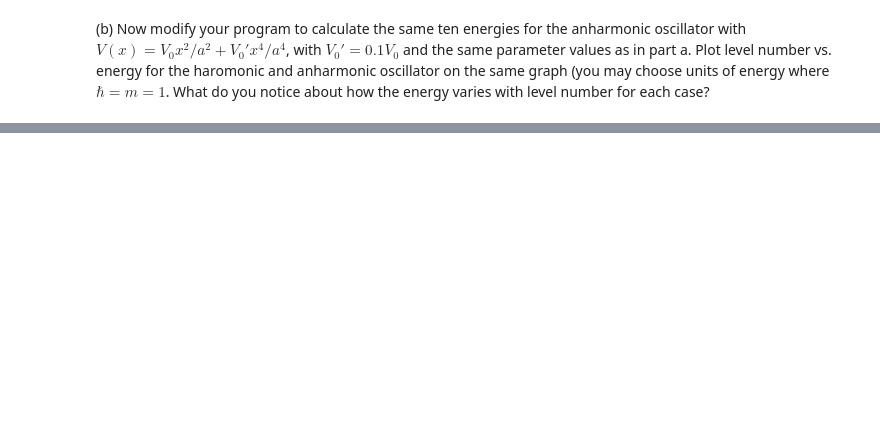
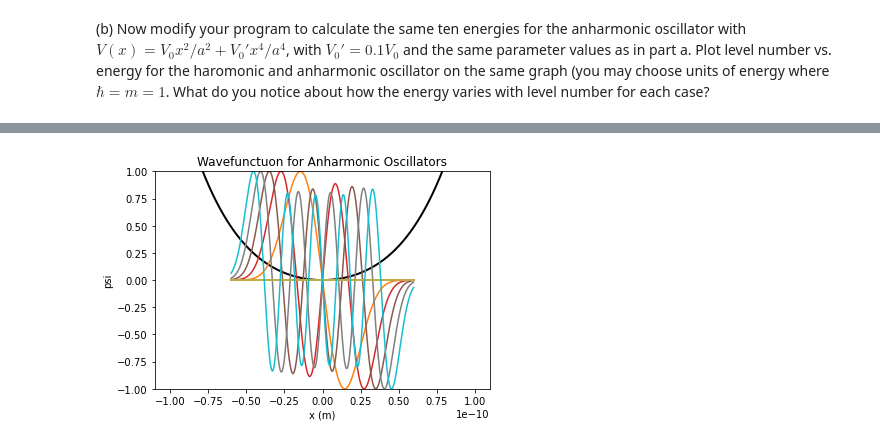
Before and after one commit to Tim-L-Zhao/Lectures, a Jupyter notebook: HW3.ipynb, the cells around one changed output, grey strips where cells are left out. Cells and saved outputs as stored; diff of their text form; code cells hidden in the pictures; blank space fills up the shorter version.

```diff
--- a/HW3.ipynb
+++ b/HW3.ipynb
@@ -227,0 +268,80 @@ KeyboardInterrupt:
+# %%
+### MODIFIED SAMPLE CODE FROM NEWMAN BOOK ###
+# Constants
+e = 1.602e-19 #J
+V0 = 50.0*e #Js
+a = 1e-11 #m
+x_0 = -1e-10
+x_f = 1e-10
+hbar = 1.05457e-34  # J*s
+m = 9.10938e-31 # electron mass in kg
+N = 1000  # number of steps to use in Runge-Kutta
+h = (x_f - x_0) / N
+psi_0 = 0.0
+
+def psi(E):
+#solve wavefunction for particular energy with RK4
+
+    def f(r, x):
+    #system of ODE
+
+        def V(x):
+        #potential
+            return V0/a**2*x**2 + 0.1*V0/a**4*x**4
+
+        psi = r[0]
+        phi = r[1]
+        fpsi = phi
+        fphi = (2*m/hbar**2)*(V(x)-E)*psi
+        return np.array([fpsi,fphi],float)
+
+    r = np.array([psi_0, 0.01] ,float)
+    wavefunction = []
+
+    #RK4
+    for x in np.arange(x_0, x_f, h):
+        wavefunction.append(r[0])
+        k1 = h * f(r, x)
+        k2 = h * f(r + 0.5 * k1, x + 0.5 * h)
+        k3 = h * f(r + 0.5 * k2, x + 0.5 * h)
+        k4 = h * f(r + k3, x + h)
+        r += (k1 + 2 * k2 + 2 * k3 + k4) / 6
+
+    return np.array(wavefunction, float)
+
+def secant_root(E1, E2):
+    target_accuracy = e/1000
+    wavefunction = psi(E1)
+    psi2 = wavefunction[N - 1]
+
+    while np.abs(E1 - E2) > target_accuracy:
+        wavefunction = psi(E2)
+        psi1, psi2 = psi2, wavefunction[N - 1]
+        E1, E2 = E2, E2 - psi2*(E2-E1) / (psi2-psi1)
+
+    return E2/e , wavefunction/max(wavefunction)
+
+def potential(x):
+    return (x/(10*a))**2 + (x/(10*a))**4
+
+xpoints = np.arange(x_0, x_f, h)
+x_range = slice(2*N//10, 8*N//10, 1)
+plt.plot(xpoints,potential(xpoints),color = 'k', lw =2)
+
+E_AO=[]
+for ii in range(0,4800,290):
+    En,Psi=secant_root(ii*e, (ii+10)*e)
+    En=round(En,5)
+    if En not in E_AO:
+        print('Energy', str(len(E_AO)), '= %.5feV'%(En))
+        E_AO.append(En)
+        plt.plot(xpoints[x_range], Psi[x_range])
+    else:
+        continue
+
+plt.title('Wavefunctuon for Anharmonic Oscillators')
+plt.ylim([-1,1])
+plt.xlabel('x (m)')
+plt.ylabel('psi')
+plt.show()
+# %% [output]
@@ -227,0 +358 @@ KeyboardInterrupt:
+[figure, added]
```
Also changed, not shown: parts of 30 cells of this notebook, 1 other file.
